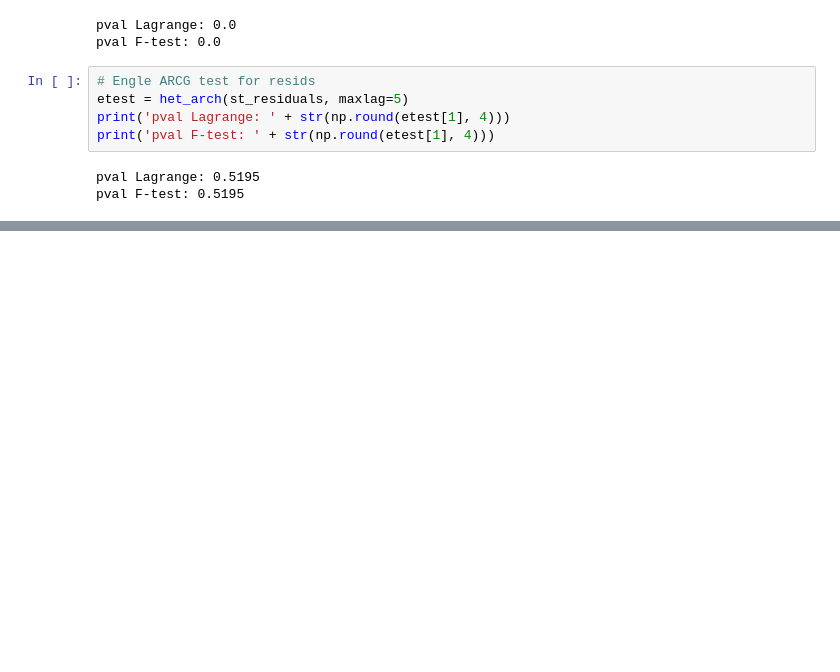
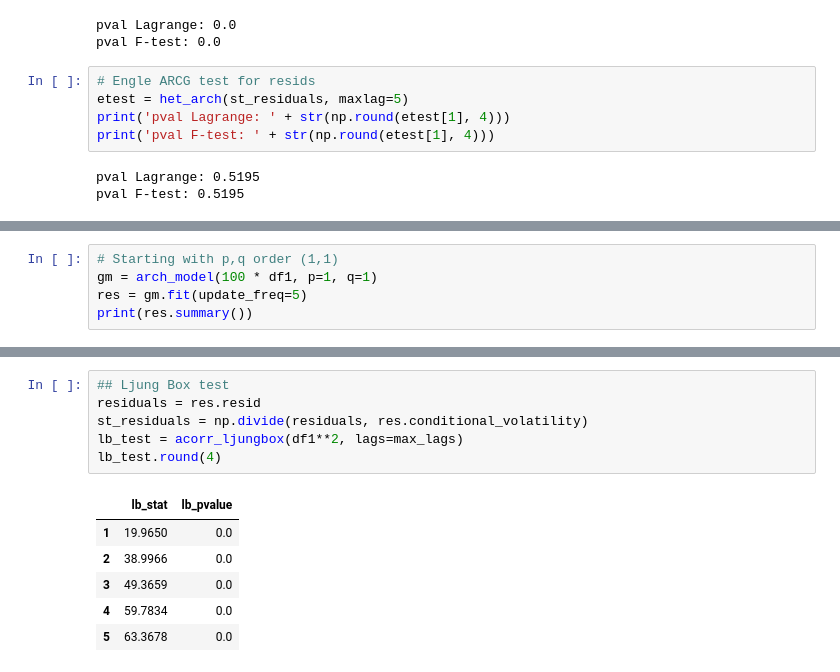
Before and after one commit to bachaudhry/time_series, a Jupyter notebook: ts_with_k/05_Financial_Applications.ipynb, the cells around one changed output, grey strips where cells are left out. Saved outputs shown, nothing was run; the diff lists cells and outputs as text; blank space fills up the shorter version.

Commit message:
added GARCH model and doc

```diff
--- a/ts_with_k/05_Financial_Applications.ipynb
+++ b/ts_with_k/05_Financial_Applications.ipynb
@@ -187,0 +196,5 @@ pval F-test: 0.5195
+# %%
+# Starting with p,q order (1,1)
+gm = arch_model(100 * df1, p=1, q=1)
+res = gm.fit(update_freq=5)
+print(res.summary())
@@ -187,0 +219,13 @@ pval F-test: 0.5195
+# %%
+## Ljung Box test
+residuals = res.resid
+st_residuals = np.divide(residuals, res.conditional_volatility)
+lb_test = acorr_ljungbox(df1**2, lags=max_lags)
+lb_test.round(4)
+# %% [output]
+|  | lb_stat | lb_pvalue |
+| 1 | 19.9650 | 0.0 |
+| 2 | 38.9966 | 0.0 |
+| 3 | 49.3659 | 0.0 |
+| 4 | 59.7834 | 0.0 |
+| 5 | 63.3678 | 0.0 |
```
Also changed, not shown: parts of 7 cells of this notebook.
